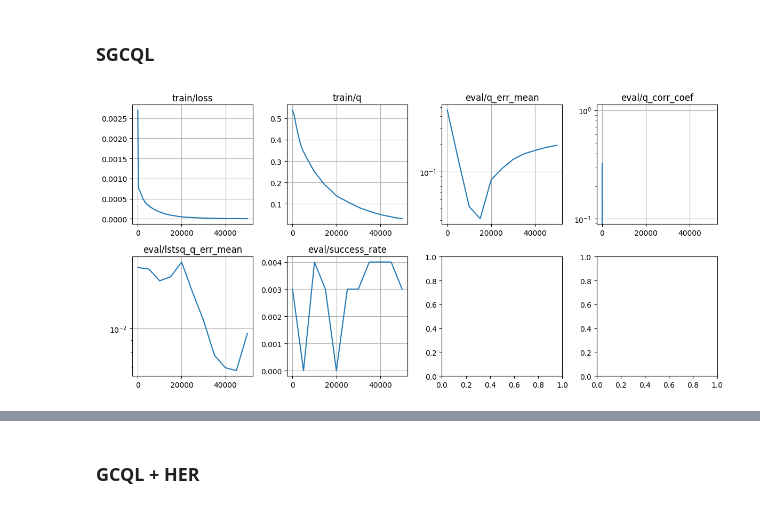
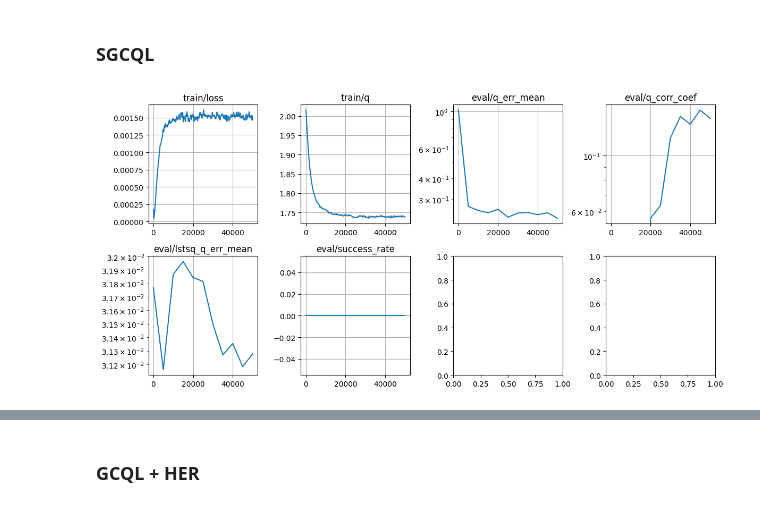
Before and after one commit to chongyi-zheng/ogbench, a Jupyter notebook: notebooks/mdp2gcmdp_CliffWalking.ipynb, the cells around one changed output, grey strips where cells are left out. Drawn from its saved outputs; the diff is of its cells as text; code cells hidden in the pictures.

Commit message:
fix q learning bugs in notebooks/mdp2gcmdp_CliffWalking.ipynb

```diff
--- a/notebooks/mdp2gcmdp_CliffWalking.ipynb
+++ b/notebooks/mdp2gcmdp_CliffWalking.ipynb
@@ -120,8 +120,7 @@ class CliffWalkingEnv(gymnasium.Wrapper):
 
     def step(self, action):
         obs, orig_reward, terminated, truncated, info = super().step(action)
-        # reward = (orig_reward - self._orig_reward_min) / (self._orig_reward_max - self._orig_reward_min)
-        reward = orig_reward
+        reward = (orig_reward - self._orig_reward_min) / (self._orig_reward_max - self._orig_reward_min)
 
         return obs, reward, terminated, truncated, info
 # %%
@@ -140,7 +139,7 @@ dataset = defaultdict(list)
 num_episodes = 1000
 num_transitions = 0
 for _ in tqdm.trange(num_episodes):
-    done = False
+    # done = False
     obs, info = env.reset()
     # while not done:
     for _ in range(max_episode_steps):
@@ -154,7 +153,7 @@ for _ in tqdm.trange(num_episodes):
         dataset['rewards'].append(reward)
         dataset['next_observations'].append(next_obs)
         dataset['masks'].append(not terminated)  # for absorbing states
-        dataset['terminals'].append(done)  # for the end of trajectories
+        dataset['terminals'].append(truncated)  # for the end of trajectories
 
         obs = next_obs
 
@@ -384,12 +400,13 @@ behavioral_policy = np.ones([aug_env.nS, aug_env.nA]) / aug_env.nA
 
 aug_dataset = defaultdict(list)
 
-num_episodes = 5_150
+num_episodes = 1_000
 num_transitions = 0
 for _ in tqdm.trange(num_episodes):
-    done = False
+    # done = False
     obs, info = aug_env.reset()
-    while not done:
+    # while not done:
+    for _ in range(max_episode_steps):
         action = np.random.choice(np.arange(aug_env.nA), p=behavioral_policy[obs])
         next_obs, reward, terminated, truncated, info = aug_env.step(action)
         done = terminated or truncated
@@ -400,7 +417,7 @@ for _ in tqdm.trange(num_episodes):
         aug_dataset['rewards'].append(reward)
         aug_dataset['next_observations'].append(next_obs)
         aug_dataset['masks'].append(not terminated)  # for absorbing states
-        aug_dataset['terminals'].append(done)  # for the end of trajectori
+        aug_dataset['terminals'].append(truncated)  # for the end of trajectori
 
         obs = next_obs
 
@@ -834,8 +771,8 @@ print(q_learning_metrics['eval/success_rate'][-1])
 class Critic(nn.Module):
   @nn.compact
   def __call__(self, obs, action):
-    obs = jax.nn.one_hot(obs, augmented_env.num_states)
-    action = jax.nn.one_hot(action, augmented_env.num_actions)
+    obs = jax.nn.one_hot(obs, aug_env.nS)
+    action = jax.nn.one_hot(action, aug_env.nA)
     inputs = jnp.concatenate([obs, action], axis=-1)
 
     qs = nn.Sequential([
@@ -856,13 +793,14 @@ num_iterations = 50_000
 eval_interval = 5_000
 log_interval = 5_000
 
-indicators = np.zeros((augmented_env.num_states, augmented_env.num_actions))
-indicators[augmented_env.num_states - 2] = 1.
-indicators = jnp.asarray(indicators)
+# indicators = np.zeros((aug.nS, augmented_env.nA))
+# indicators[augmented_env.nS - 2] = 1.
+# indicators = jnp.asarray(indicators)
 
 key = jax.random.PRNGKey(np.random.randint(0, 2**32))
 key, critic_key = jax.random.split(key)
 
+# example_batch = sample_batch(2)
 example_batch = sample_augmented_batch(2)
 critic = Critic()
 critic_params = critic.init(critic_key, example_batch['observations'], example_batch['actions'])
@@ -871,15 +809,19 @@ target_critic_params = copy.deepcopy(critic_params)
 def loss_fn(params, target_params, batch):
   q = critic.apply(params, batch['observations'], batch['actions'])
 
-  next_q1 = critic.apply(target_params, batch['next_observations'], jnp.zeros_like(batch['next_observations']))
-  next_q2 = critic.apply(target_params, batch['next_observations'], jnp.ones_like(batch['next_observations']))
-  next_q = jnp.maximum(next_q1, next_q2)
-  target_q = (1 - discount) * batch['rewards'] + discount * batch['masks'] * next_q
+  # next_q1 = critic.apply(target_params, batch['next_observations'], jnp.zeros_like(batch['next_observations']))
+  # next_q2 = critic.apply(target_params, batch['next_observations'], jnp.ones_like(batch['next_observations']))
+  next_observations = batch['next_observations'][:, None].repeat(aug_env.nA, axis=1).reshape(-1)
+  next_actions = jnp.arange(aug_env.nA)[None, :].repeat(batch_size, axis=0).reshape(-1)
+  next_qs = critic.apply(target_params, next_observations, next_actions)
+  next_qs = next_qs.reshape([batch_size, aug_env.nA])
+  next_q = jnp.max(next_qs, axis=-1)
+  # target_q = (1 - discount) * batch['rewards'] + discount * batch['masks'] * next_q
+  target_q = (1 - discount) * batch['rewards'] + discount * next_q
 
   loss = jnp.mean((q - target_q) ** 2)
 
-  scaled_q = q * discount + indicators[batch['observations'], batch['actions']] * (1 - discount)
-  scaled_q = scaled_q * (1 + discount) / discount
+  scaled_q = (q + 1) * (1 + discount) / discount
 
   info = {
     'loss': loss,
@@ -905,17 +847,16 @@ def update_fn(params, target_params, opt_state, batch):
 
   return params, target_params, opt_state, loss, info
 
-def compute_success_rate(params, num_eval_episodes=2000, max_episode_steps=1001):
-  seed = 100
-  augmented_eval_env = AugmentedRiverSwim(discount=discount, seed=seed, max_episode_steps=max_episode_steps)
+def compute_success_rate(params, num_eval_episodes=100, max_episode_steps=100):
+  aug_eval_env = AugmentedCliffWalkingEnv(discount=discount, max_episode_steps=max_episode_steps)
 
   # compute the pi
-  obs = jnp.arange(augmented_env.num_states)[:, None].repeat(augmented_env.num_actions, axis=1).reshape(-1)
-  actions = jnp.arange(augmented_env.num_actions)[None, :].repeat(augmented_env.num_states, axis=0).reshape(-1)
+  obs = jnp.arange(aug_eval_env.nS)[:, None].repeat(aug_eval_env.nA, axis=1).reshape(-1)
+  actions = jnp.arange(aug_eval_env.nA)[None, :].repeat(aug_eval_env.nS, axis=0).reshape(-1)
   q = critic.apply(params, obs, actions)
-  q = q.reshape([augmented_env.num_states, augmented_env.num_actions])
+  q = q.reshape([aug_eval_env.nS, aug_eval_env.nA])
   a = jnp.argmax(q, axis=-1)
-  pi = jax.nn.one_hot(a, augmented_env.num_actions)
+  pi = jax.nn.one_hot(a, aug_eval_env.nA)
   pi = np.asarray(pi)
 
   # evaluation
@@ -924,33 +865,33 @@ def compute_success_rate(params, num_eval_episodes=2000, max_episode_steps=1001)
     traj_dataset = defaultdict(list)
 
     done = False
-    obs = augmented_eval_env.reset()
+    obs, _ = aug_eval_env.reset()
     while not done:
-      action = np.random.choice(np.arange(augmented_eval_env.num_actions), p=pi[obs])
-      reward, next_obs, terminated, truncated = augmented_eval_env.step(action)
+      action = np.random.choice(np.arange(aug_eval_env.nA), p=pi[obs])
+      next_obs, reward, terminated, truncated, _ = aug_eval_env.step(action)
       done = terminated or truncated
 
       traj_dataset['observations'].append(obs)
       traj_dataset['actions'].append(action)
       traj_dataset['rewards'].append(reward)
+      traj_dataset['next_observations'].append(next_obs)
 
       obs = next_obs
-    successes.append(np.sum(traj_dataset['rewards']) >= 1.0)
-
+    successes.append(47 in traj_dataset['next_observations'])
   sr = np.mean(successes)
 
   return sr
 
 def evaluate_fn(params):
-  obs = jnp.arange(augmented_env.num_states)[:, None].repeat(augmented_env.num_actions, axis=1).reshape(-1)
-  actions = jnp.arange(augmented_env.num_actions)[None, :].repeat(augmented_env.num_states, axis=0).reshape(-1)
+  obs = jnp.arange(aug_env.nS)[:, None].repeat(aug_env.nA, axis=1).reshape(-1)
+  actions = jnp.arange(aug_env.nA)[None, :].repeat(aug_env.nS, axis=0).reshape(-1)
   gc_q = critic.apply(params, obs, actions)
-  gc_q = gc_q.reshape([augmented_env.num_states, augmented_env.num_actions])
-  # q = gc_q[:env.num_states]
+  gc_q = gc_q.reshape([aug_env.nS, aug_env.nA])
+  # q = gc_q[:env.nS]
   # q = q * (1 + discount) / discount
-  scaled_gc_q = gc_q * discount + indicators * (1 - discount)
-  scaled_gc_q = scaled_gc_q * (1 + discount) / discount
-  q = scaled_gc_q[:env.num_states]
+  # scaled_gc_q = gc_q * discount + indicators * (1 - discount)
+  # scaled_gc_q = scaled_gc_q * (1 + discount) / discount
+  q = (gc_q[:aug_env.nS - 2] + 1) * (1 + discount) / discount
 
   slopes, intercepts = jnp.linalg.lstsq(
     jnp.stack([q.reshape(-1), jnp.ones_like(q.reshape(-1))], axis=1),
@@ -970,34 +911,35 @@ def evaluate_fn(params):
     'lstsq_q_err_mean': lstsq_q_err_mean,
     'success_rate': sr,
   }
 
   return info
 
 metrics = defaultdict(list)
 for i in tqdm.trange(1, num_iterations + 1):
+  # batch = sample_batch(batch_size)
   batch = sample_augmented_batch(batch_size)
   critic_params, target_critic_params, opt_state, loss, info = update_fn(
     critic_params, target_critic_params, opt_state, batch)
 
   for k, v in info.items():
     metrics['train/' + k].append(
       np.array([i, v])
     )
 
   if i == 1 or i % eval_interval == 0:
     eval_info = evaluate_fn(critic_params)
     for k, v in eval_info.items():
       metrics['eval/' + k].append(
         np.array([i, v])
       )
 
   if i == 1 or i % log_interval == 0:
     plot_metrics(metrics, logyscale_stats=['eval/q_err_mean', 'eval/q_corr_coef', 'eval/lstsq_q_err_mean'])
     display.clear_output(wait=True)
     plt.tight_layout()
     plt.show()
 # %% [output]
-[figure, old version]
+[figure, new version]
 # %%
 sgcql_metrics = metrics
 print(sgcql_metrics['eval/q_err_mean'][-1])
```
Also changed, not shown: parts of 29 cells of this notebook.
